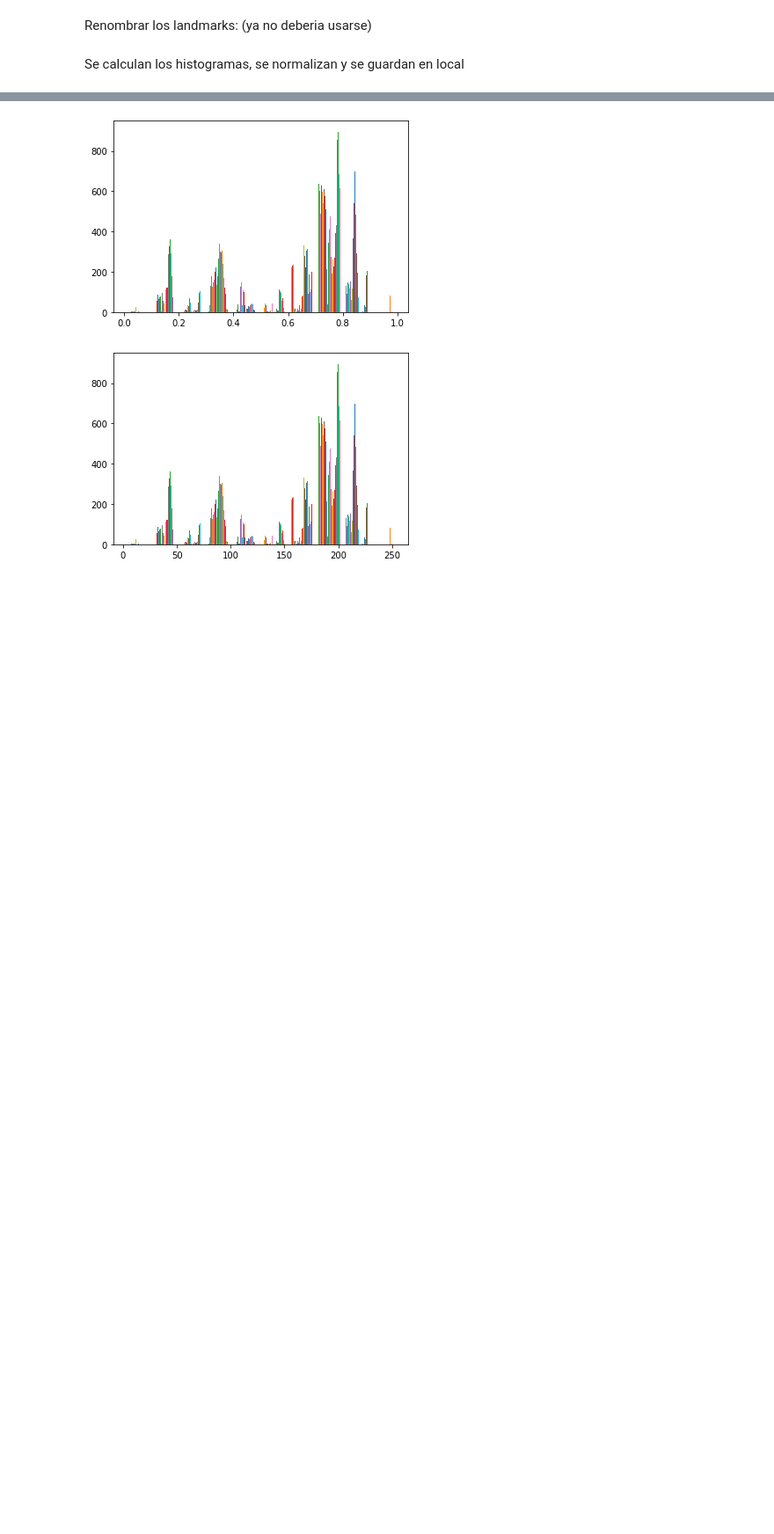
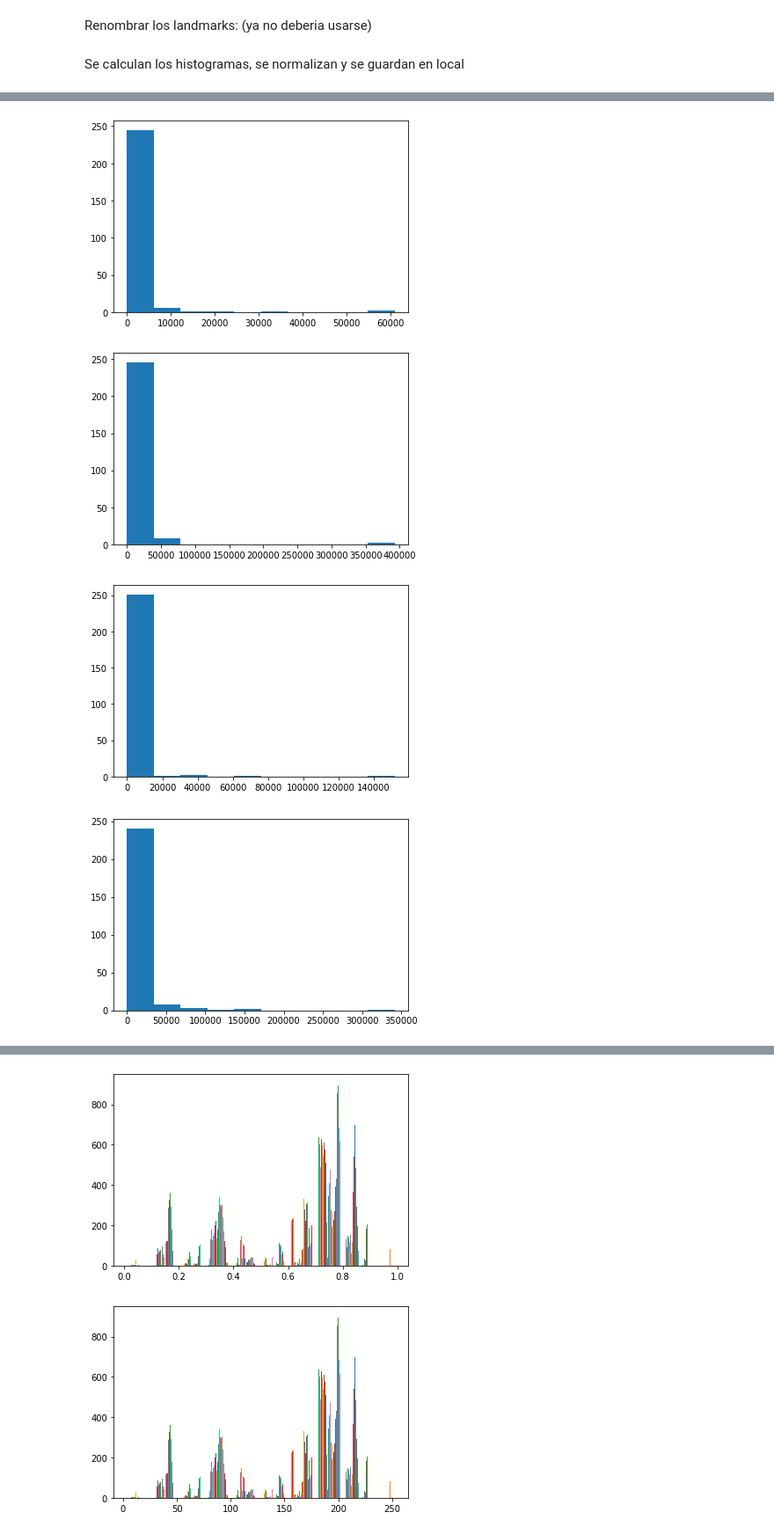
Before and after one commit to BenitezDev/Visual-Topological-Maps, a Jupyter notebook: Practica2.ipynb, the cells around one changed output, grey strips where cells are left out. Shown: that part at 88% size. Cells and saved outputs as stored; diff of their text form; code cells hidden in the pictures; blank space fills up the shorter version.

```diff
--- a/Practica2.ipynb
+++ b/Practica2.ipynb
@@ -130,0 +171,16 @@ for l in range(9):
+# %%
+# plt.figure()
+# plt.hist(l0["landmark_5_frame_0.jpg"])
+
+# print(len(l0["landmark_5_frame_0.jpg"]))
+# print(l0["landmark_5_frame_0.jpg"])
+
+
+for i in range(9):
+    plt.figure()
+    plt.hist(all_hist[i]["landmark_" + str(i) +"_frame_0" + ".jpg"])
+# %% [output]
+[figure, added]
+[figure, added]
+[figure, added]
+[figure, added]
```
Also changed, not shown: parts of 4 cells of this notebook.
